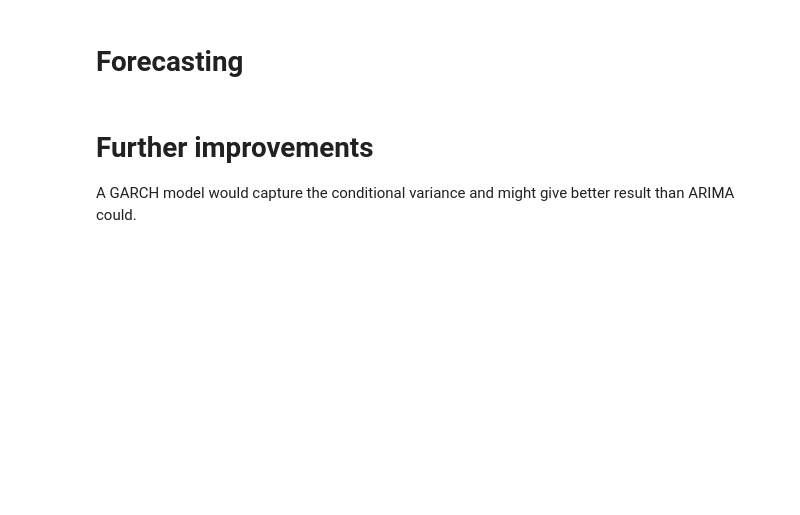
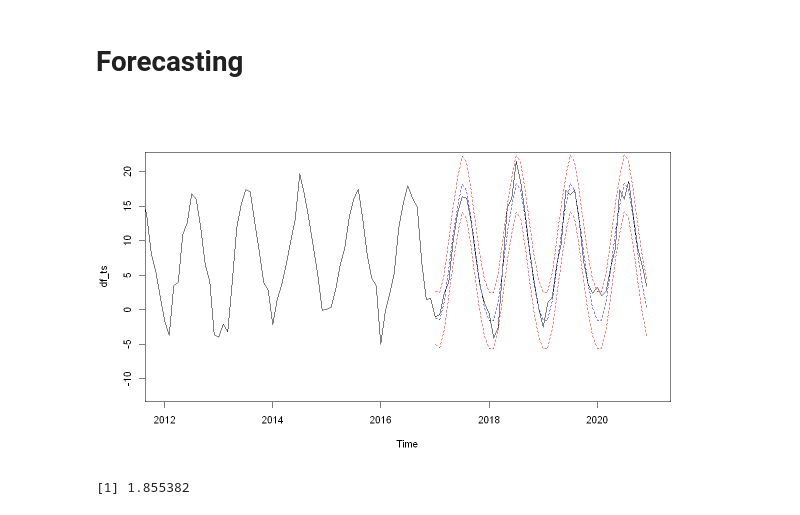
Before and after one commit to AndreasPalmgren/Sthlm-Temp-ARIMA, a Jupyter notebook: SthlmMeanTemperature.ipynb, the cells around one changed output. Saved outputs shown, nothing was run; the diff lists cells and outputs as text; code cells hidden in the pictures; blank space fills up the shorter version.

```diff
--- a/SthlmMeanTemperature.ipynb
+++ b/SthlmMeanTemperature.ipynb
@@ -279,17 +318,17 @@ cpgram(mdl$residuals, main="Cumulative Periodogram of the residuals")
 # Forecasting
 # %%
 # Forecasting
-
-mdl <- arima(train, order = c(1, 0, 0), seasonal=list(order=c(1,1,0)))
+mdl <- arima(train, order = c(2, 0, 1), seasonal=list(order=c(0,1,1)), optim.control = list(maxit = 1000))
 pred <- predict(mdl, n.ahead=48)
 ts.plot(df_ts, xlim= c(2012, 2021))
 
 points(pred$pred, type="l", col="blue", lty=2)
 lines(pred$pred+2*pred$se, col="red", lty=2)
 lines(pred$pred-2*pred$se, col="red", lty=2)
+# %% [output]
+[figure, added]
 # %%
-mdl
+RMSE = sqrt(mean((test - pred$pred)^2))
+RMSE
+# %% [output]
+[1] 1.855382
-# %% [markdown]
-# Further improvements
-
-A GARCH model would capture the conditional variance and might give better result than ARIMA could.
```
Also changed, not shown: parts of 28 cells of this notebook.
